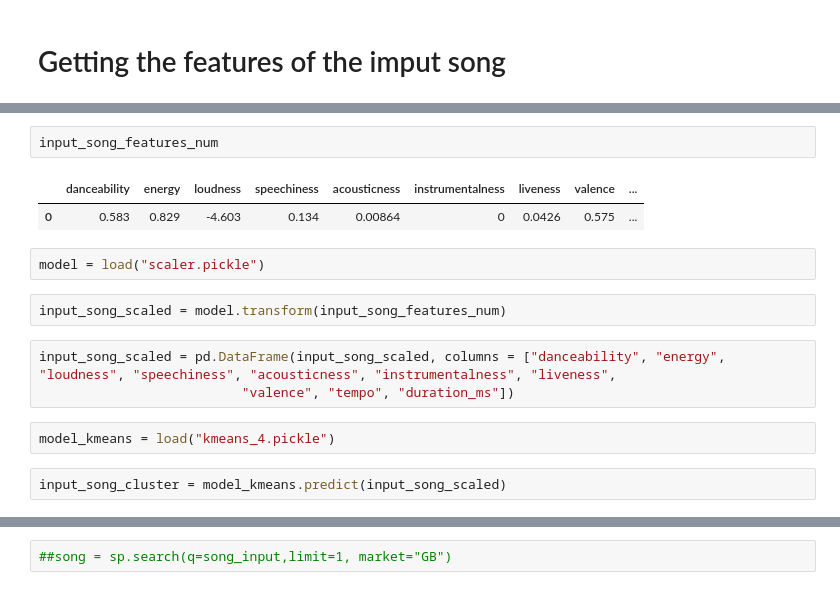
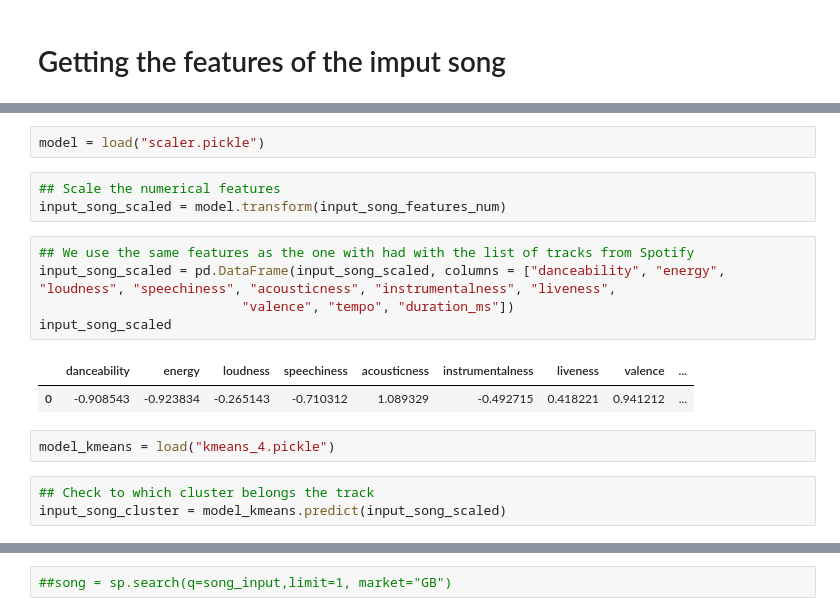
Before and after one commit to BarbaraC1983/barbaracameanlabs, a Jupyter notebook: Web_scraping/song_recommender_final_model.ipynb, the cells around one changed output, grey strips where cells are left out. Drawn from its saved outputs; the diff is of its cells as text.

Commit message:
song_recommender

```diff
--- a/Web_scraping/song_recommender_final_model.ipynb
+++ b/Web_scraping/song_recommender_final_model.ipynb
@@ -117,18 +126,20 @@ input_song_features_num
-# %%
-input_song_features_num
-# %% [output]
-|  | danceability | energy | loudness | speechiness | acousticness | instrumentalness | liveness | valence | ... |
-| 0 | 0.583 | 0.829 | -4.603 | 0.134 | 0.00864 | 0 | 0.0426 | 0.575 | ... |
 # %%
 model = load("scaler.pickle")
 # %%
+## Scale the numerical features
 input_song_scaled = model.transform(input_song_features_num)
 # %%
+## We use the same features as the one with had with the list of tracks from Spotify
 input_song_scaled = pd.DataFrame(input_song_scaled, columns = ["danceability", "energy", "loudness", "speechiness", "acousticness", "instrumentalness", "liveness",
                           "valence", "tempo", "duration_ms"])
+input_song_scaled
+# %% [output]
+|  | danceability | energy | loudness | speechiness | acousticness | instrumentalness | liveness | valence | ... |
+| 0 | -0.908543 | -0.923834 | -0.265143 | -0.710312 | 1.089329 | -0.492715 | 0.418221 | 0.941212 | ... |
 # %%
 model_kmeans = load("kmeans_4.pickle")
 # %%
+## Check to which cluster belongs the track
 input_song_cluster = model_kmeans.predict(input_song_scaled)
 # %%
 input_song_cluster
```
Also changed, not shown: parts of 19 cells of this notebook.
